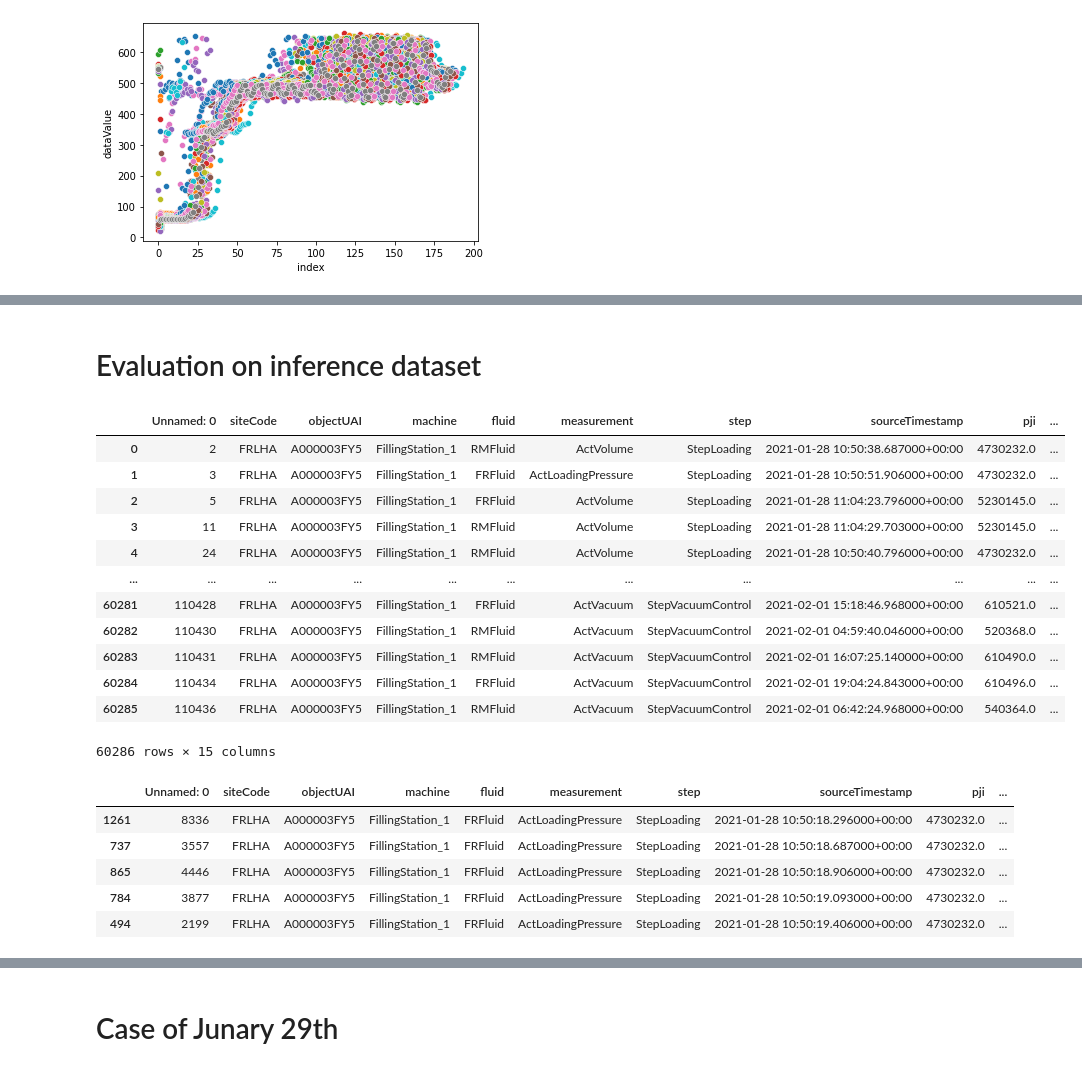
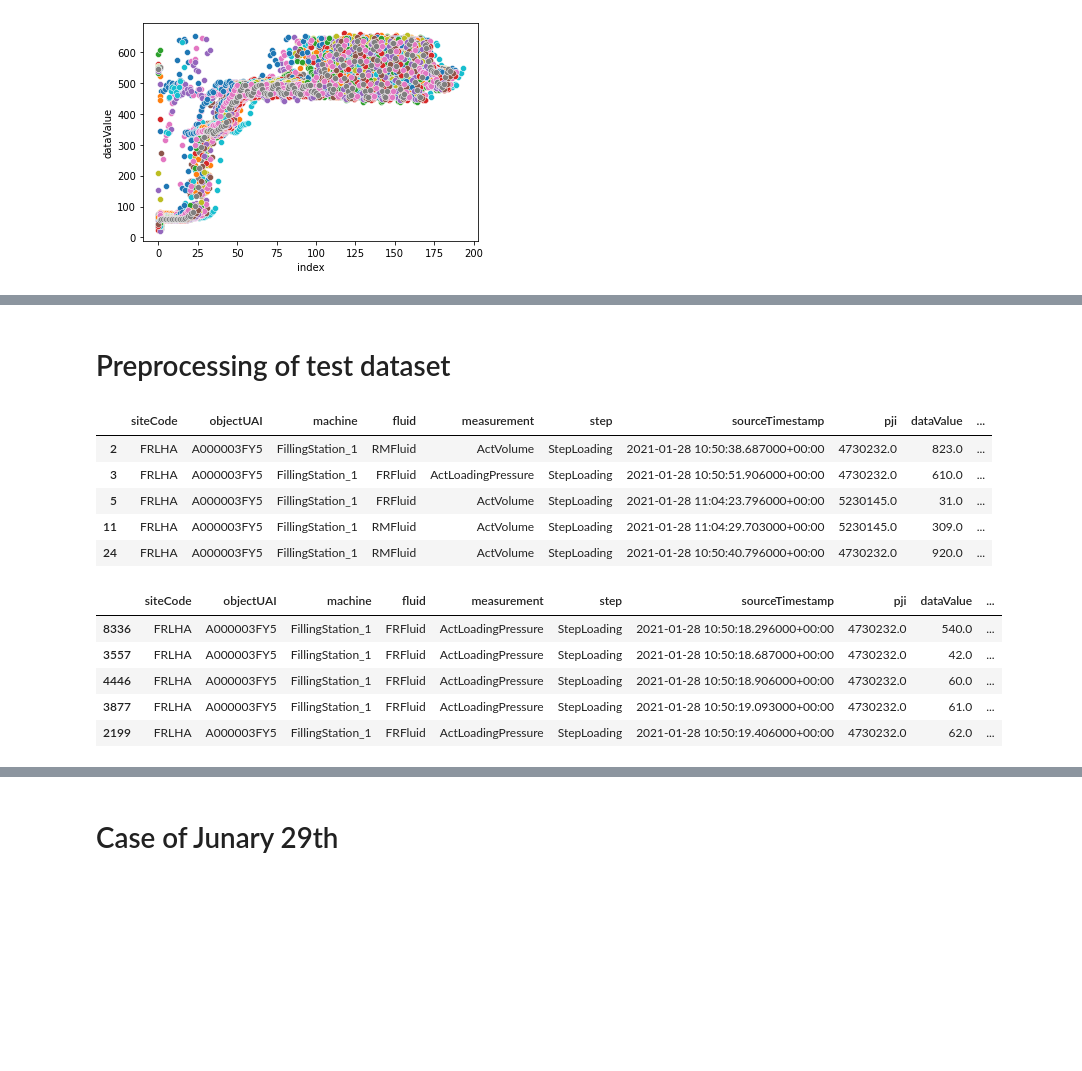
Before and after one commit to alixtc/Renault, a Jupyter notebook: notebooks/Anomaly detection.ipynb, the cells around one changed output, grey strips where cells are left out. Cells and saved outputs as stored; diff of their text form; code cells hidden in the pictures; blank space fills up the shorter version.

```diff
--- a/notebooks/Anomaly detection.ipynb
+++ b/notebooks/Anomaly detection.ipynb
@@ -222,31 +130,24 @@ for pji in isof_anomaly:
-# %% [markdown]
-# Evaluation on inference dataset
+# %% [markdown]
+# Preprocessing of test dataset
 # %%
-test = pd.read_csv('../data/inference_df_LHA.csv')
+test = pd.read_csv('../data/inference_df_LHA.csv', index_col='Unnamed: 0')
 
 test = test.dropna()
-test
+test.head()
 # %% [output]
-|  | Unnamed: 0 | siteCode | objectUAI | machine | fluid | measurement | step | sourceTimestamp | pji | ... |
-| 0 | 2 | FRLHA | A000003FY5 | FillingStation_1 | RMFluid | ActVolume | StepLoading | 2021-01-28 10:50:38.687000+00:00 | 4730232.0 | ... |
-| 1 | 3 | FRLHA | A000003FY5 | FillingStation_1 | FRFluid | ActLoadingPressure | StepLoading | 2021-01-28 10:50:51.906000+00:00 | 4730232.0 | ... |
-| 2 | 5 | FRLHA | A000003FY5 | FillingStation_1 | FRFluid | ActVolume | StepLoading | 2021-01-28 11:04:23.796000+00:00 | 5230145.0 | ... |
-| 3 | 11 | FRLHA | A000003FY5 | FillingStation_1 | RMFluid | ActVolume | StepLoading | 2021-01-28 11:04:29.703000+00:00 | 5230145.0 | ... |
-| 4 | 24 | FRLHA | A000003FY5 | FillingStation_1 | RMFluid | ActVolume | StepLoading | 2021-01-28 10:50:40.796000+00:00 | 4730232.0 | ... |
-| ... | ... | ... | ... | ... | ... | ... | ... | ... | ... | ... |
-| 60281 | 110428 | FRLHA | A000003FY5 | FillingStation_1 | FRFluid | ActVacuum | StepVacuumControl | 2021-02-01 15:18:46.968000+00:00 | 610521.0 | ... |
-| 60282 | 110430 | FRLHA | A000003FY5 | FillingStation_1 | RMFluid | ActVacuum | StepVacuumControl | 2021-02-01 04:59:40.046000+00:00 | 520368.0 | ... |
-| 60283 | 110431 | FRLHA | A000003FY5 | FillingStation_1 | RMFluid | ActVacuum | StepVacuumControl | 2021-02-01 16:07:25.140000+00:00 | 610490.0 | ... |
-| 60284 | 110434 | FRLHA | A000003FY5 | FillingStation_1 | FRFluid | ActVacuum | StepVacuumControl | 2021-02-01 19:04:24.843000+00:00 | 610496.0 | ... |
-| 60285 | 110436 | FRLHA | A000003FY5 | FillingStation_1 | RMFluid | ActVacuum | StepVacuumControl | 2021-02-01 06:42:24.968000+00:00 | 540364.0 | ... |
+|  | siteCode | objectUAI | machine | fluid | measurement | step | sourceTimestamp | pji | dataValue | ... |
+| 2 | FRLHA | A000003FY5 | FillingStation_1 | RMFluid | ActVolume | StepLoading | 2021-01-28 10:50:38.687000+00:00 | 4730232.0 | 823.0 | ... |
+| 3 | FRLHA | A000003FY5 | FillingStation_1 | FRFluid | ActLoadingPressure | StepLoading | 2021-01-28 10:50:51.906000+00:00 | 4730232.0 | 610.0 | ... |
+| 5 | FRLHA | A000003FY5 | FillingStation_1 | FRFluid | ActVolume | StepLoading | 2021-01-28 11:04:23.796000+00:00 | 5230145.0 | 31.0 | ... |
+| 11 | FRLHA | A000003FY5 | FillingStation_1 | RMFluid | ActVolume | StepLoading | 2021-01-28 11:04:29.703000+00:00 | 5230145.0 | 309.0 | ... |
+| 24 | FRLHA | A000003FY5 | FillingStation_1 | RMFluid | ActVolume | StepLoading | 2021-01-28 10:50:40.796000+00:00 | 4730232.0 | 920.0 | ... |
-60286 rows × 15 columns
 # %%
 test_reshaped = datetime_reshaping(test)
 test_reshaped.head()
 # %% [output]
-|  | Unnamed: 0 | siteCode | objectUAI | machine | fluid | measurement | step | sourceTimestamp | pji | ... |
-| 1261 | 8336 | FRLHA | A000003FY5 | FillingStation_1 | FRFluid | ActLoadingPressure | StepLoading | 2021-01-28 10:50:18.296000+00:00 | 4730232.0 | ... |
-| 737 | 3557 | FRLHA | A000003FY5 | FillingStation_1 | FRFluid | ActLoadingPressure | StepLoading | 2021-01-28 10:50:18.687000+00:00 | 4730232.0 | ... |
-| 865 | 4446 | FRLHA | A000003FY5 | FillingStation_1 | FRFluid | ActLoadingPressure | StepLoading | 2021-01-28 10:50:18.906000+00:00 | 4730232.0 | ... |
-| 784 | 3877 | FRLHA | A000003FY5 | FillingStation_1 | FRFluid | ActLoadingPressure | StepLoading | 2021-01-28 10:50:19.093000+00:00 | 4730232.0 | ... |
-| 494 | 2199 | FRLHA | A000003FY5 | FillingStation_1 | FRFluid | ActLoadingPressure | StepLoading | 2021-01-28 10:50:19.406000+00:00 | 4730232.0 | ... |
+|  | siteCode | objectUAI | machine | fluid | measurement | step | sourceTimestamp | pji | dataValue | ... |
+| 8336 | FRLHA | A000003FY5 | FillingStation_1 | FRFluid | ActLoadingPressure | StepLoading | 2021-01-28 10:50:18.296000+00:00 | 4730232.0 | 540.0 | ... |
+| 3557 | FRLHA | A000003FY5 | FillingStation_1 | FRFluid | ActLoadingPressure | StepLoading | 2021-01-28 10:50:18.687000+00:00 | 4730232.0 | 42.0 | ... |
+| 4446 | FRLHA | A000003FY5 | FillingStation_1 | FRFluid | ActLoadingPressure | StepLoading | 2021-01-28 10:50:18.906000+00:00 | 4730232.0 | 60.0 | ... |
+| 3877 | FRLHA | A000003FY5 | FillingStation_1 | FRFluid | ActLoadingPressure | StepLoading | 2021-01-28 10:50:19.093000+00:00 | 4730232.0 | 61.0 | ... |
+| 2199 | FRLHA | A000003FY5 | FillingStation_1 | FRFluid | ActLoadingPressure | StepLoading | 2021-01-28 10:50:19.406000+00:00 | 4730232.0 | 62.0 | ... |
```
Also changed, not shown: parts of 44 cells of this notebook.
